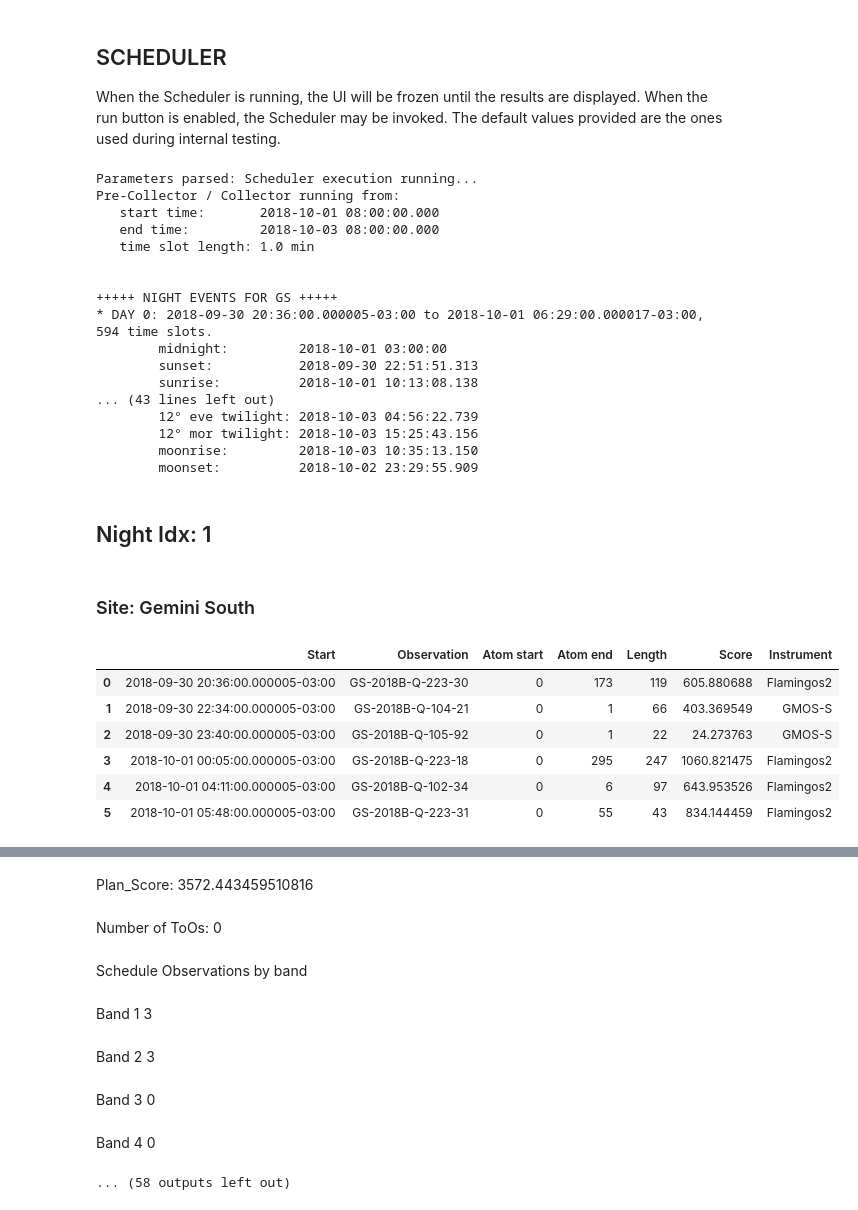
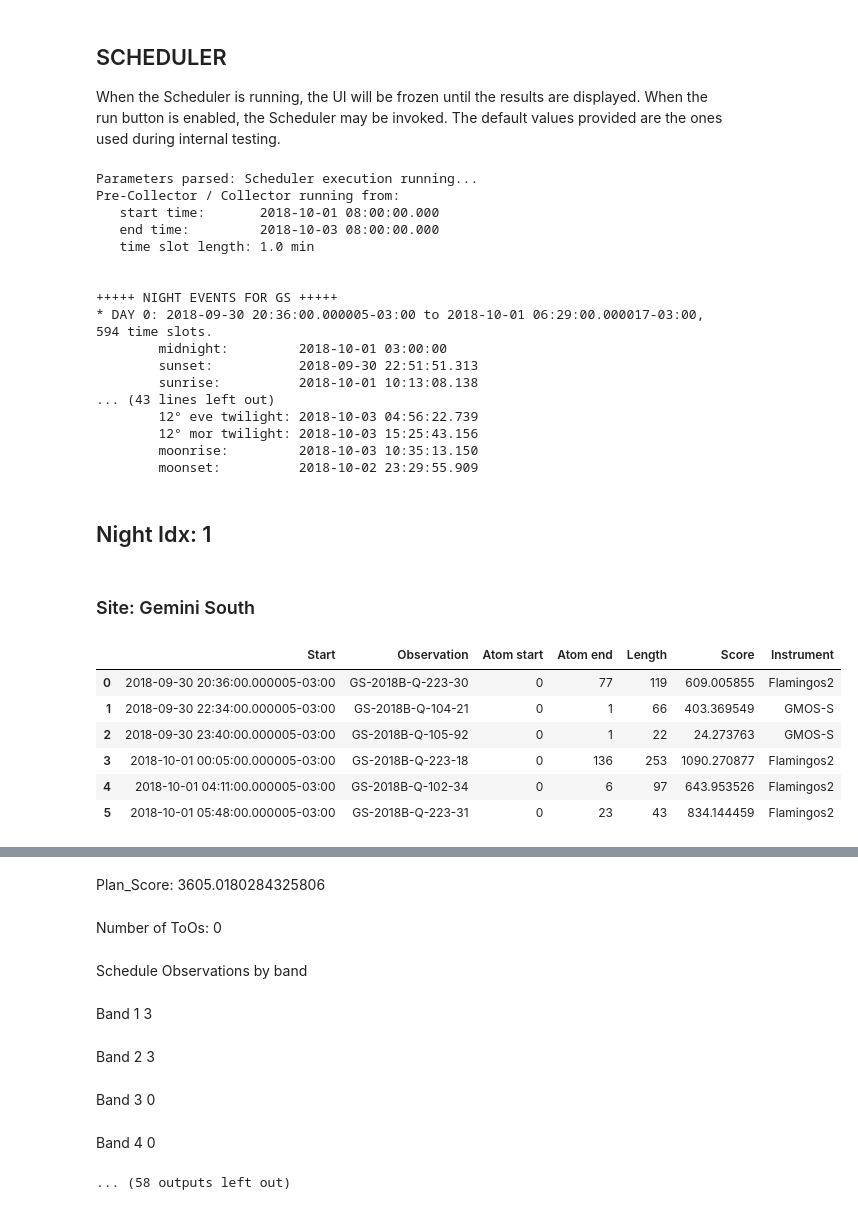
Before and after one commit to gemini-hlsw/scheduler, a Jupyter notebook: demo/try_scheduler.ipynb, the cells around one changed output, grey strips where cells are left out. Saved outputs shown, nothing was run; the diff lists cells and outputs as text; code cells hidden in the pictures.

Commit message:
SCHED-450: Fix demo and remove unused mode from config

```diff
--- a/demo/try_scheduler.ipynb
+++ b/demo/try_scheduler.ipynb
@@ -153,21 +153,25 @@ collector_blueprint = CollectorBlueprint(
     1.0
 )
 
-collector = SchedulerBuilder.build_collector(
-    start=params.start,
-    end=params.end,
-    sites=params.sites,
+builder = ValidationBuilder(Sources())
+
+collector = builder.build_collector(
+    start=Time("2018-10-01 08:00:00", format='iso', scale='utc'),
+    end=Time("2018-10-03 08:00:00", format='iso', scale='utc'),
+    sites=ALL_SITES,
     semesters=frozenset([Semester(2018, SemesterHalf.B)]),
     blueprint=collector_blueprint
 )
-
 # Create the Collector and load the programs.
 collector.load_programs(program_provider_class=OcsProgramProvider,
                         data=programs)
 
+ValidationBuilder.update_collector(collector)  # ZeroTime observations
+
+
 print_collector_info(collector, samples=10)
 
-selector = SchedulerBuilder.build_selector(collector,
+selector = ValidationBuilder.build_selector(collector,
                                            num_nights_to_schedule=params.num_nights_to_schedule,
                                            default_cc=params.cc,
                                            default_iq=params.iq)
@@ -176,7 +180,7 @@ selector = SchedulerBuilder.build_selector(collector,
 optimizer_blueprint = OptimizerBlueprint(
     "GreedyMax"
 )
-optimizer = SchedulerBuilder.build_optimizer(
+optimizer = ValidationBuilder.build_optimizer(
     blueprint=optimizer_blueprint
 )
 
@@ -225,36 +229,36 @@ for n_idx, table_per_site in enumerate(night_tables):
         mr.Md(f'Schedule Observations by band')
         for key, value in night_stats.completion_fraction.items():
             mr.Md(f'Band {key:<10}{value}')
     mr.Md('---')
 mr.Md('## Program Completion')
 df_pcompl = pd.DataFrame(plan_summary).T.rename(columns={0: "% Completion", 1: "Score"})
 display(df_pcompl)
 
 print('DONE')
 # %% [output]
 Parameters parsed: Scheduler execution running...
 Pre-Collector / Collector running from:
    start time:       2018-10-01 08:00:00.000
    end time:         2018-10-03 08:00:00.000
    time slot length: 1.0 min
 
 
 +++++ NIGHT EVENTS FOR GS +++++
 * DAY 0: 2018-09-30 20:36:00.000005-03:00 to 2018-10-01 06:29:00.000017-03:00, 594 time slots.
         midnight:         2018-10-01 03:00:00
         sunset:           2018-09-30 22:51:51.313
         sunrise:          2018-10-01 10:13:08.138
 ... (43 lines left out)
         12° eve twilight: 2018-10-03 04:56:22.739
         12° mor twilight: 2018-10-03 15:25:43.156
         moonrise:         2018-10-03 10:35:13.150
         moonset:          2018-10-02 23:29:55.909
 ## Night Idx: 1
 ### Site: Gemini South
 |  | Start | Observation | Atom start | Atom end | Length | Score | Instrument |
-| 0 | 2018-09-30 20:36:00.000005-03:00 | GS-2018B-Q-223-30 | 0 | 173 | 119 | 605.880688 | Flamingos2 |
+| 0 | 2018-09-30 20:36:00.000005-03:00 | GS-2018B-Q-223-30 | 0 | 77 | 119 | 609.005855 | Flamingos2 |
 | 1 | 2018-09-30 22:34:00.000005-03:00 | GS-2018B-Q-104-21 | 0 | 1 | 66 | 403.369549 | GMOS-S |
 | 2 | 2018-09-30 23:40:00.000005-03:00 | GS-2018B-Q-105-92 | 0 | 1 | 22 | 24.273763 | GMOS-S |
-| 3 | 2018-10-01 00:05:00.000005-03:00 | GS-2018B-Q-223-18 | 0 | 295 | 247 | 1060.821475 | Flamingos2 |
+| 3 | 2018-10-01 00:05:00.000005-03:00 | GS-2018B-Q-223-18 | 0 | 136 | 253 | 1090.270877 | Flamingos2 |
 | 4 | 2018-10-01 04:11:00.000005-03:00 | GS-2018B-Q-102-34 | 0 | 6 | 97 | 643.953526 | Flamingos2 |
-| 5 | 2018-10-01 05:48:00.000005-03:00 | GS-2018B-Q-223-31 | 0 | 55 | 43 | 834.144459 | Flamingos2 |
+| 5 | 2018-10-01 05:48:00.000005-03:00 | GS-2018B-Q-223-31 | 0 | 23 | 43 | 834.144459 | Flamingos2 |
@@ -262,4 +266,4 @@ Time loss: 0 min
-Plan_Score: 3572.443459510816
+Plan_Score: 3605.0180284325806
 Number of ToOs: 0
 Schedule Observations by band
 Band 1         3
```
Also changed, not shown: parts of 2 cells of this notebook, 2 other files.
